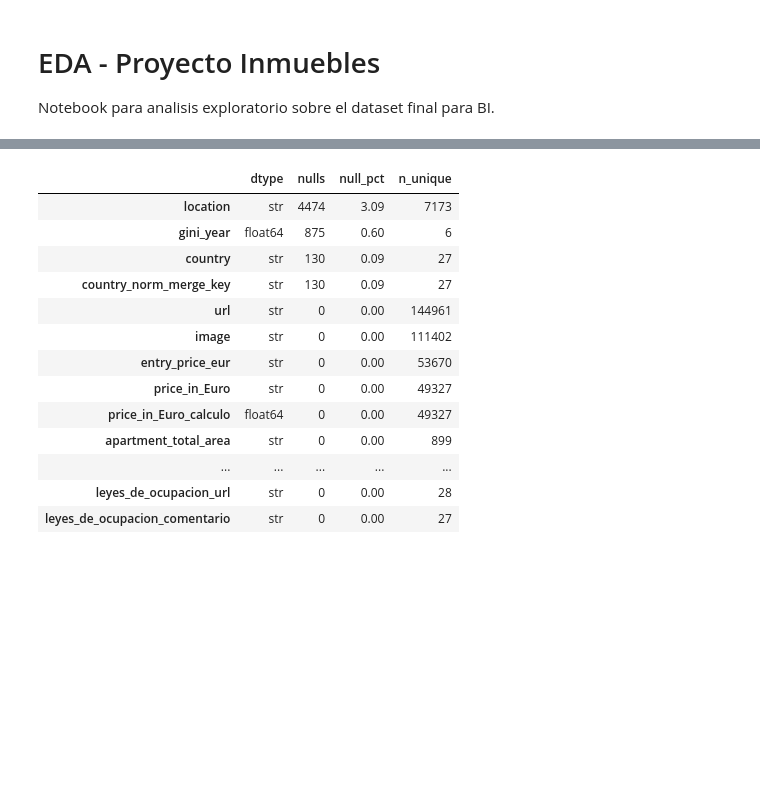
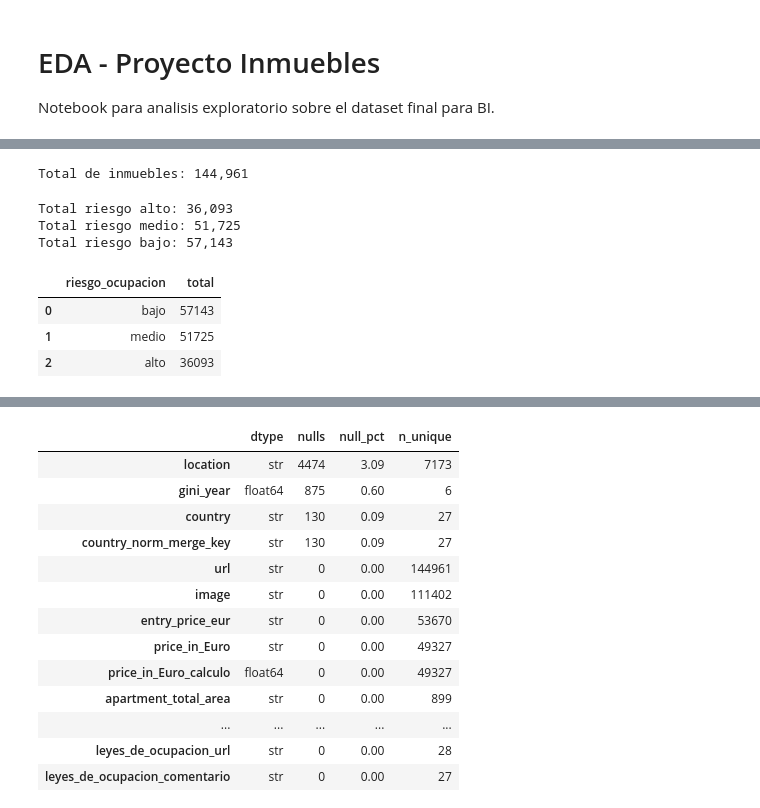
Before and after one commit to 313danielscv-pixel/Proyecto_Inmuebles, a Jupyter notebook: proyecto-inmobiliario-global/procesamiento/procesamiento.ipynb, the cells around one changed output, grey strips where cells are left out. Saved outputs shown, nothing was run; the diff lists cells and outputs as text; code cells hidden in the pictures; blank space fills up the shorter version.

```diff
--- a/proyecto-inmobiliario-global/procesamiento/procesamiento.ipynb
+++ b/proyecto-inmobiliario-global/procesamiento/procesamiento.ipynb
@@ -26,3 +26,43 @@ Columnas: 39
 | 2 | Armenia | Yerevan | 40.177711 | 44.512623 | Asia | Western Asia | 160.158,09 € | 48.047,43 € | ... |
 | 3 | Armenia | Yerevan | 40.177711 | 44.512623 | Asia | Western Asia | 167.400 € | 50.220 € | ... |
 | 4 | Armenia | Yerevan | 40.177711 | 44.512623 | Asia | Western Asia | 344.100 € | 103.230 € | ... |
+# %%
+# KPI 1: Total de inmuebles
+total_inmuebles = int(len(df))
+print(f'Total de inmuebles: {total_inmuebles:,}')
+# %% [output]
+Total de inmuebles: 144,961
+# %%
+# KPI 2: Total de inmuebles por nivel de riesgo
+riesgo_col = 'riesgo_ocupacion'
+
+if riesgo_col in df.columns:
+    riesgo_counts = (
+        df[riesgo_col]
+        .fillna('sin_dato')
+        .astype(str)
+        .str.strip()
+        .str.lower()
+        .replace({'': 'sin_dato'})
+        .value_counts()
+    )
+
+    total_alto = int(riesgo_counts.get('alto', 0))
+    total_medio = int(riesgo_counts.get('medio', 0))
+    total_bajo = int(riesgo_counts.get('bajo', 0))
+
+    print(f'Total riesgo alto: {total_alto:,}')
+    print(f'Total riesgo medio: {total_medio:,}')
+    print(f'Total riesgo bajo: {total_bajo:,}')
+
+    display(riesgo_counts.rename_axis('riesgo_ocupacion').reset_index(name='total'))
+else:
+    print("No existe la columna 'riesgo_ocupacion' en el dataset.")
+# %% [output]
+Total riesgo alto: 36,093
+Total riesgo medio: 51,725
+Total riesgo bajo: 57,143
+|  | riesgo_ocupacion | total |
+| 0 | bajo | 57143 |
+| 1 | medio | 51725 |
+| 2 | alto | 36093 |
```
Also changed, not shown: parts of 2 cells of this notebook, 16 other files.
